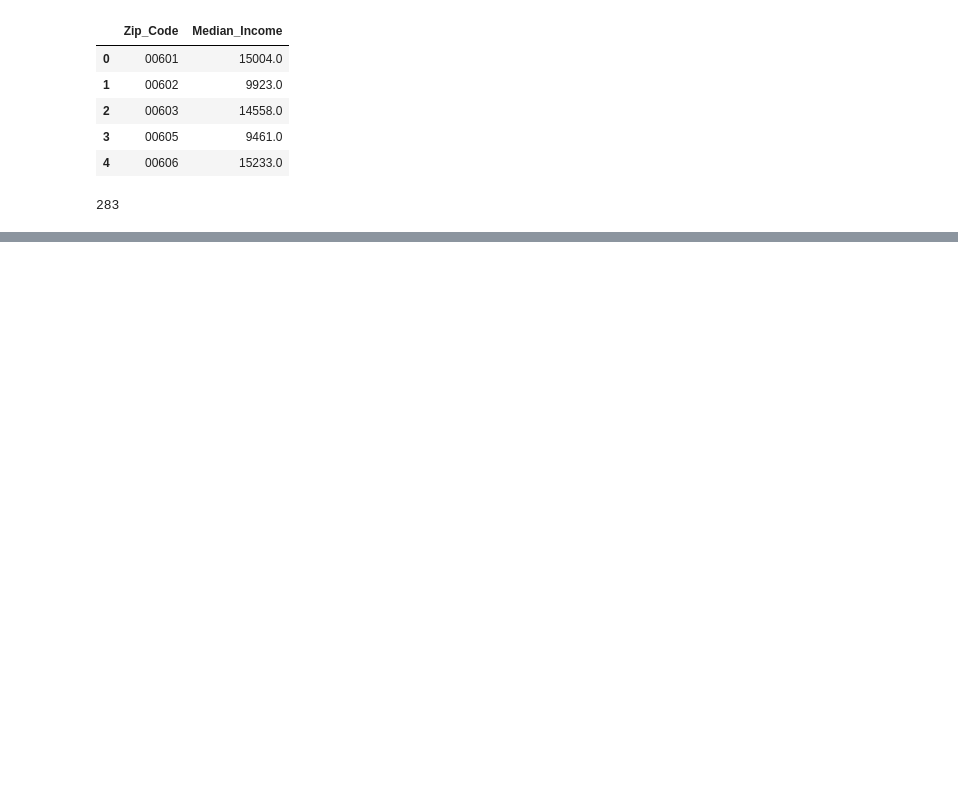
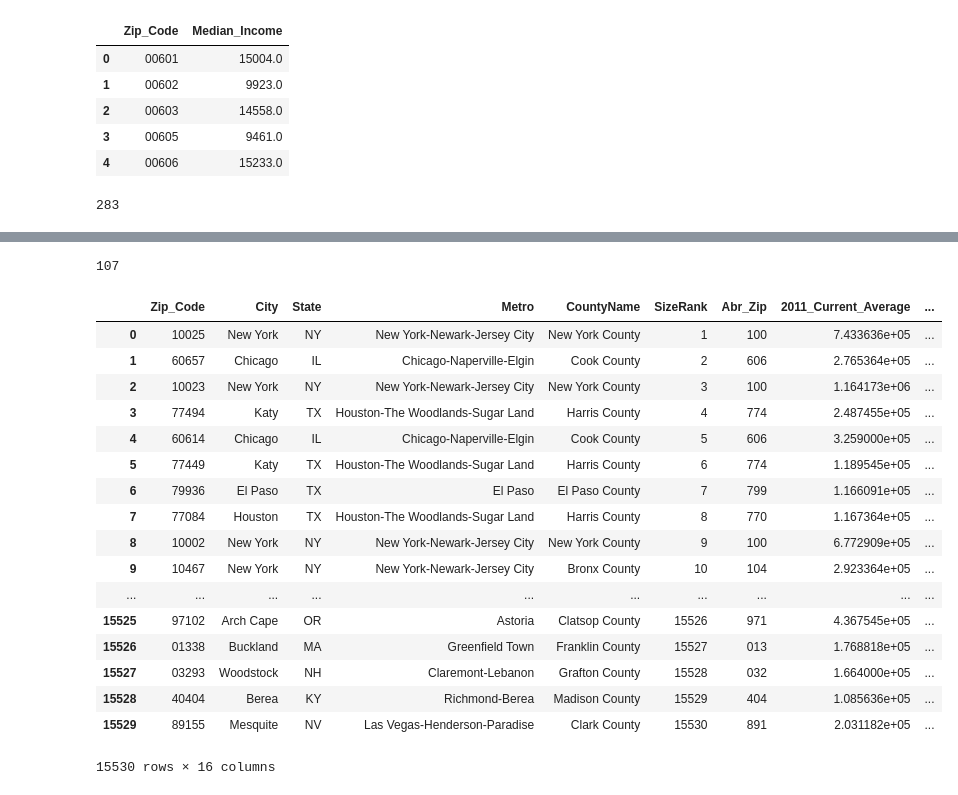
Before and after one commit to MimiB2010/ETL_Project, a Jupyter notebook: HomeValues.ipynb, the cells around one changed output, grey strips where cells are left out. Drawn from its saved outputs; the diff is of its cells as text; code cells hidden in the pictures; blank space fills up the shorter version.

```diff
--- a/HomeValues.ipynb
+++ b/HomeValues.ipynb
@@ -3,10 +3,10 @@ import pandas as pd
 import numpy as np
 from sqlalchemy import create_engine
 # %%
-home_values = pd.read_csv('Zip_Zhvi_AllHomes.csv', encoding='latin-1')
-home_values.drop(columns={"RegionID"}, inplace=True)
-home_values.rename(columns={"RegionName": "Zip_Code"}, inplace=True)
-home_values['Zip_Code']=home_values['Zip_Code'].apply(lambda x: '{0:0>5}'.format(x))
+home_values1 = pd.read_csv('Zip_Zhvi_AllHomes.csv', encoding='latin-1')
+home_values1.drop(columns={"RegionID"}, inplace=True)
+home_values1.rename(columns={"RegionName": "Zip_Code"}, inplace=True)
+home_values1['Zip_Code']=home_values1['Zip_Code'].apply(lambda x: '{0:0>5}'.format(x))
 
 
 incomedf = pd.read_csv('kaggle_income.csv', encoding='latin-1')
@@ -28,5 +28,4 @@ len(home_values.columns)
 # %% [output]
 283
 # %%
-home_values.drop(home_values.iloc[:, 6:183], inplace=True, axis=1)
-len(home_values.columns)
+home_values1.drop(home_values1.iloc[:, 6:183], inplace=True, axis=1)
@@ -49,7 +35,42 @@ Zip_Income["Abr_Zip"]= Zip_Income["Zip_Code"].apply(lambda x: '{0:0>3}'.format(x
 # %%
-home_values["Abr_Zip"] = home_values["Zip_Code"].astype(str).str[:3].astype(int)
-home_values["Abr_Zip"]= home_values["Abr_Zip"].apply(lambda x: '{0:0>3}'.format(x))
+home_values1["Abr_Zip"] = home_values1["Zip_Code"].astype(str).str[:3].astype(int)
+home_values1["Abr_Zip"]= home_values1["Abr_Zip"].apply(lambda x: '{0:0>3}'.format(x))
 
 # home_values.set_index("Abr_Zip", inplace=True)
 # Zip_Income.set_index("Abr_Zip", inplace=True)
+# %%
+len(home_values1.columns)
+# %% [output]
+107
+# %%
+home_values1["2011_Current_Average"]  = home_values1.iloc[:, 6:17].mean(axis=1)
+home_values1["2012_Current_Average"]  = home_values1.iloc[:, 18:29].mean(axis=1)
+home_values1["2013_Current_Average"]  = home_values1.iloc[:, 30:41].mean(axis=1)
+home_values1["2014_Current_Average"]  = home_values1.iloc[:, 42:53].mean(axis=1)
+home_values1["2015_Current_Average"]  = home_values1.iloc[:, 54:65].mean(axis=1)
+home_values1["2016_Current_Average"]  = home_values1.iloc[:, 66:77].mean(axis=1)
+home_values1["2017_Current_Average"]  = home_values1.iloc[:, 78:89].mean(axis=1)
+home_values1["2018_Current_Average"]  = home_values1.iloc[:, 90:101].mean(axis=1)
+home_values1["2019_Current_Average"]  = home_values1.iloc[:, 102:106].mean(axis=1)
+home_values1.drop(home_values1.iloc[:, 6:106], inplace=True, axis=1)
+home_values1
+# %% [output]
+|  | Zip_Code | City | State | Metro | CountyName | SizeRank | Abr_Zip | 2011_Current_Average | ... |
+| 0 | 10025 | New York | NY | New York-Newark-Jersey City | New York County | 1 | 100 | 7.433636e+05 | ... |
+| 1 | 60657 | Chicago | IL | Chicago-Naperville-Elgin | Cook County | 2 | 606 | 2.765364e+05 | ... |
+| 2 | 10023 | New York | NY | New York-Newark-Jersey City | New York County | 3 | 100 | 1.164173e+06 | ... |
+| 3 | 77494 | Katy | TX | Houston-The Woodlands-Sugar Land | Harris County | 4 | 774 | 2.487455e+05 | ... |
+| 4 | 60614 | Chicago | IL | Chicago-Naperville-Elgin | Cook County | 5 | 606 | 3.259000e+05 | ... |
+| 5 | 77449 | Katy | TX | Houston-The Woodlands-Sugar Land | Harris County | 6 | 774 | 1.189545e+05 | ... |
+| 6 | 79936 | El Paso | TX | El Paso | El Paso County | 7 | 799 | 1.166091e+05 | ... |
+| 7 | 77084 | Houston | TX | Houston-The Woodlands-Sugar Land | Harris County | 8 | 770 | 1.167364e+05 | ... |
+| 8 | 10002 | New York | NY | New York-Newark-Jersey City | New York County | 9 | 100 | 6.772909e+05 | ... |
+| 9 | 10467 | New York | NY | New York-Newark-Jersey City | Bronx County | 10 | 104 | 2.923364e+05 | ... |
+| ... | ... | ... | ... | ... | ... | ... | ... | ... | ... |
+| 15525 | 97102 | Arch Cape | OR | Astoria | Clatsop County | 15526 | 971 | 4.367545e+05 | ... |
+| 15526 | 01338 | Buckland | MA | Greenfield Town | Franklin County | 15527 | 013 | 1.768818e+05 | ... |
+| 15527 | 03293 | Woodstock | NH | Claremont-Lebanon | Grafton County | 15528 | 032 | 1.664000e+05 | ... |
+| 15528 | 40404 | Berea | KY | Richmond-Berea | Madison County | 15529 | 404 | 1.085636e+05 | ... |
+| 15529 | 89155 | Mesquite | NV | Las Vegas-Henderson-Paradise | Clark County | 15530 | 891 | 2.031182e+05 | ... |
+15530 rows × 16 columns
 # %%
```
Also changed, not shown: parts of 16 cells of this notebook, 2 other files.
